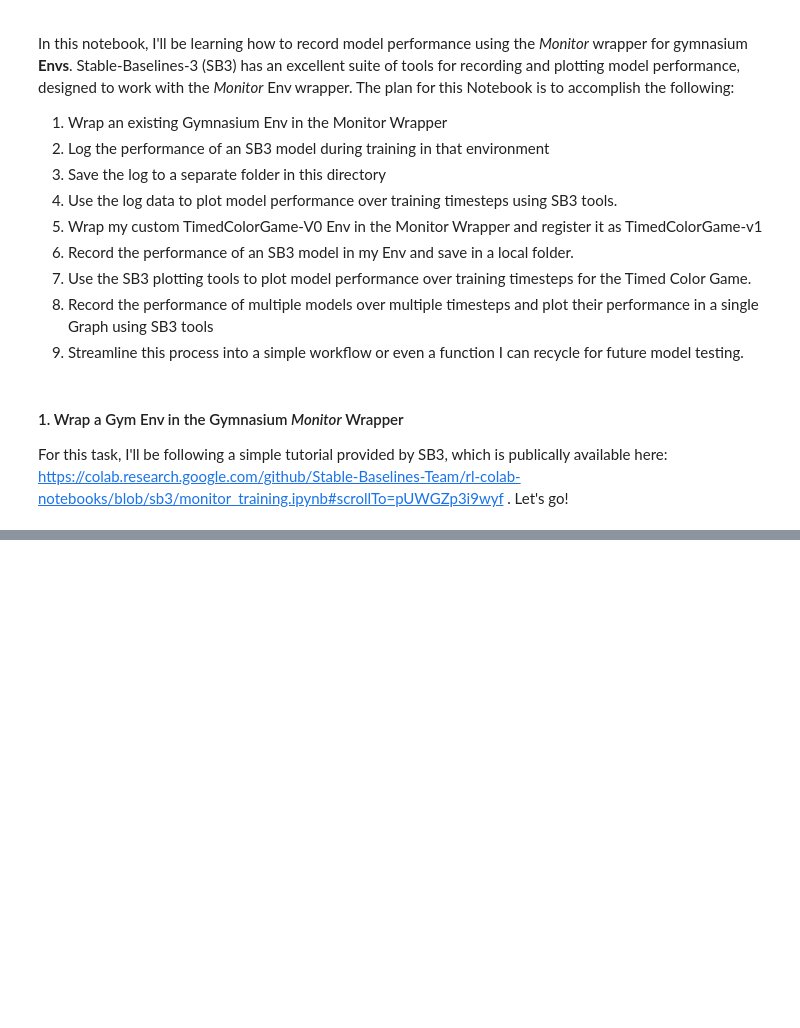
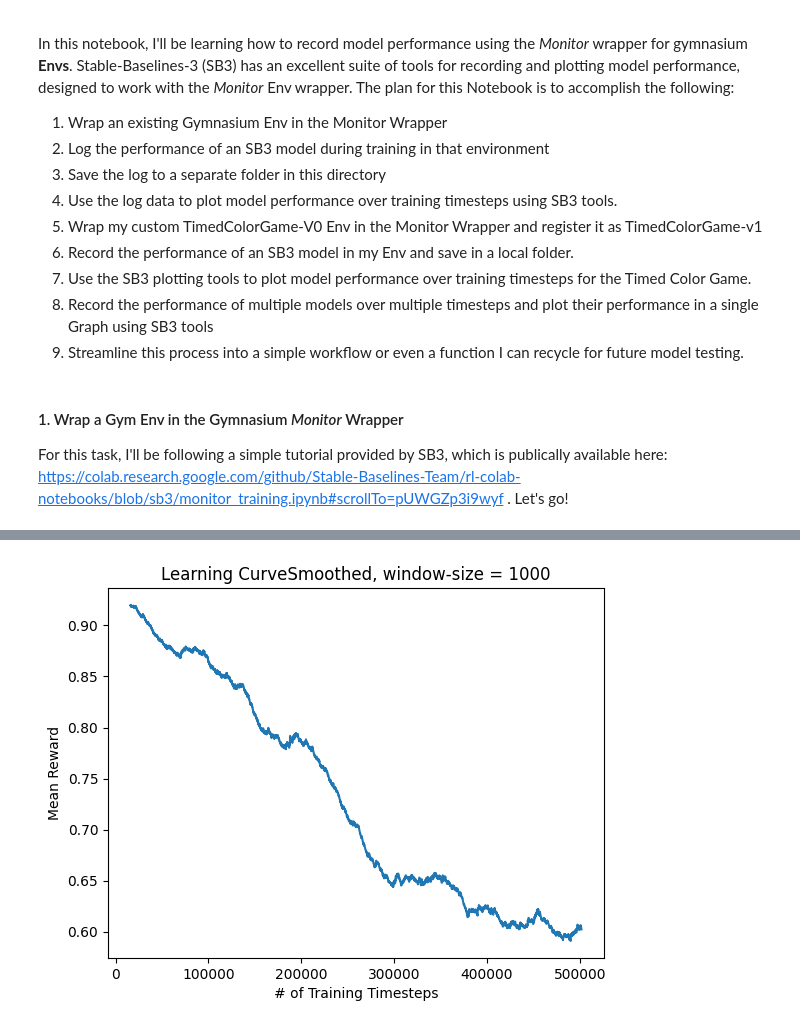
Before and after one commit to EvanMcCormick37/independent-study-F24-learning-RL-with-gymnasium, a Jupyter notebook: RecordingCustomEnvironments.ipynb, the cells around one changed output, grey strips where cells are left out. Cells and saved outputs as stored; diff of their text form; code cells hidden in the pictures; blank space fills up the shorter version.

```diff
--- a/RecordingCustomEnvironments.ipynb
+++ b/RecordingCustomEnvironments.ipynb
@@ -95,0 +330,4 @@ TypeError: Converting from sequence to b2Vec2, expected int/float arguments inde
+# %%
+plot_results(log_dir, window=1000)
+# %% [output]
+[figure, added]
```
Also changed, not shown: parts of 22 cells of this notebook, 11 other files.
